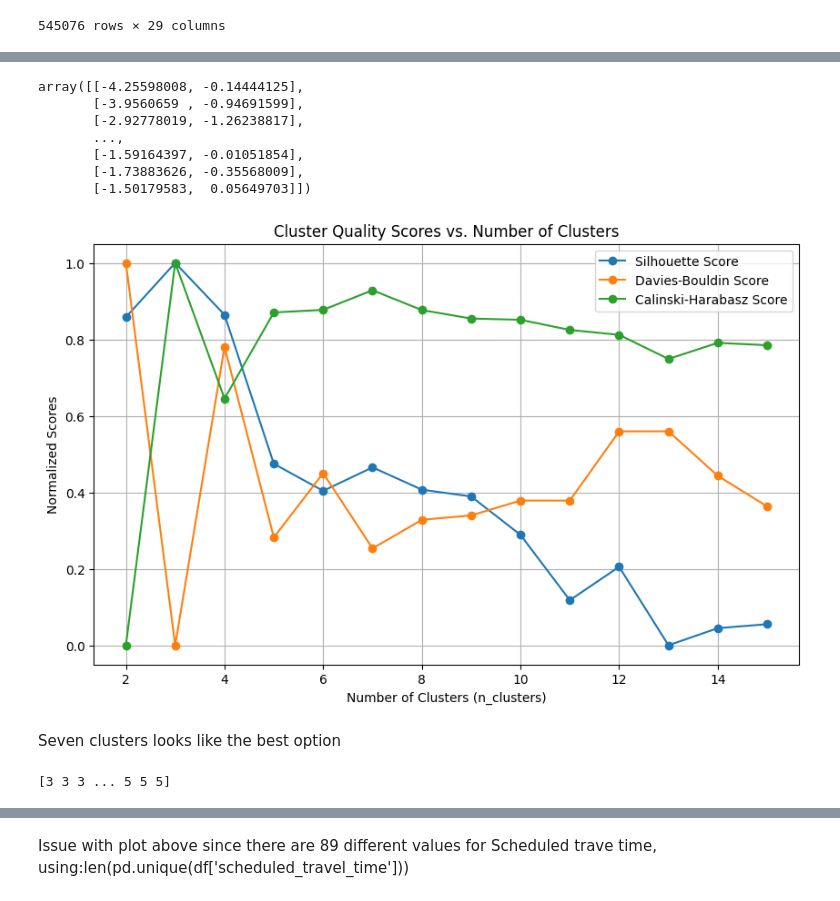
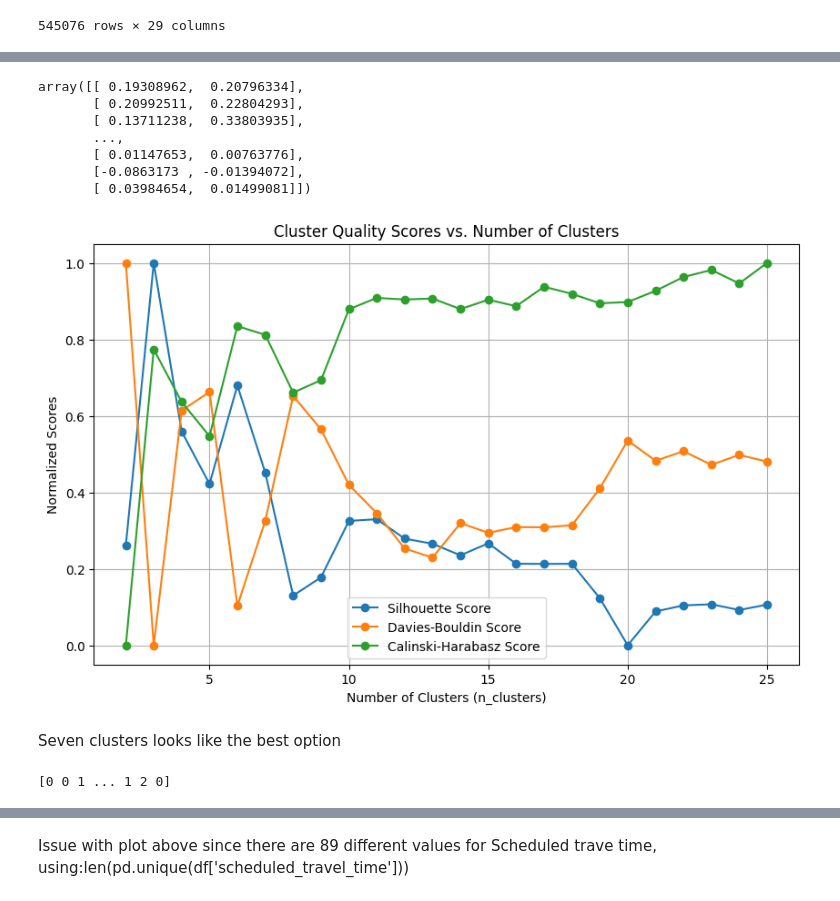
Before and after one commit to Fmazin/AI_Project, a Jupyter notebook: code/main_project_flow.ipynb, the cells around one changed output, grey strips where cells are left out. Cells and saved outputs as stored; diff of their text form; code cells hidden in the pictures.

```diff
--- a/code/main_project_flow.ipynb
+++ b/code/main_project_flow.ipynb
@@ -280,8 +263,9 @@ Name: dwell_time, Length: 111024, dtype: int64
 # %%
-df_test = df.groupby(['trip_id'])[['arrival_delay', 'dwell_time',
+df_test = df.groupby(['stop_sequence', 'Calendar_date'])[['arrival_delay', 'dwell_time',
                                    'traffic_condition', 'recurrent_delay',
                                    'origin_delay', 'previous_bus_delay',
                                    'factor(day_of_week)weekday',
-                                   'factor(time_of_day)Off-peak', 'temp']].mean()
+                                   'factor(time_of_day)Off-peak', 'temp',
+                                   'scheduled_travel_time']].mean()
 df_test
 # %% [output]
@@ -313,7 +297,7 @@ scaling.fit(df_test)
 Scaled_data=scaling.transform(df_test)
 
 # Set the n_components=3
-principal=PCA(n_components=2)
+principal=KernelPCA(n_components=2, kernel = 'rbf')
 principal.fit(Scaled_data)
 x=principal.transform(Scaled_data)
 
@@ -332,16 +316,16 @@ plt.scatter(x[:,0],x[:,1])
 # %%
 x
 # %% [output]
-array([[-4.25598008, -0.14444125],
-       [-3.9560659 , -0.94691599],
-       [-2.92778019, -1.26238817],
+array([[ 0.19308962,  0.20796334],
+       [ 0.20992511,  0.22804293],
+       [ 0.13711238,  0.33803935],
        ...,
-       [-1.59164397, -0.01051854],
-       [-1.73883626, -0.35568009],
-       [-1.50179583,  0.05649703]])
+       [ 0.01147653,  0.00763776],
+       [-0.0863173 , -0.01394072],
+       [ 0.03984654,  0.01499081]])
 # %%
 # Define a list of n_clusters values to iterate over
-n_clusters_values = list(range(2,16))
+n_clusters_values = list(range(2,26))
 
 # Initialize lists to store scores
 silhouette_scores = []
@@ -363,38 +347,38 @@ for n_clusters in n_clusters_values:
     silhouette_scores.append(SC_score)
     davies_bouldin_scores.append(DB_score)
     calinski_harabasz_scores.append(CH_score)
 
 # Normalize the scores between 0 and 1 (optional)
 scaler = MinMaxScaler()
 silhouette_scores_normalized = scaler.fit_transform(np.array(silhouette_scores).reshape(-1, 1))
 davies_bouldin_scores_normalized = scaler.fit_transform(np.array(davies_bouldin_scores).reshape(-1, 1))
 calinski_harabasz_scores_normalized = scaler.fit_transform(np.array(calinski_harabasz_scores).reshape(-1, 1))
 
 # Create a DataFrame to store the normalized scores
 normalized_scores_df = pd.DataFrame({
     'n_clusters': n_clusters_values,
     'Silhouette Score': silhouette_scores_normalized.flatten(),
     'Davies-Bouldin Score': davies_bouldin_scores_normalized.flatten(),
     'Calinski-Harabasz Score': calinski_harabasz_scores_normalized.flatten()
 })
 
 # Plot the scores for each n_clusters value
 plt.figure(figsize=(10, 6))
 plt.plot(normalized_scores_df['n_clusters'], normalized_scores_df['Silhouette Score'], label='Silhouette Score', marker='o')
 plt.plot(normalized_scores_df['n_clusters'], normalized_scores_df['Davies-Bouldin Score'], label='Davies-Bouldin Score', marker='o')
 plt.plot(normalized_scores_df['n_clusters'], normalized_scores_df['Calinski-Harabasz Score'], label='Calinski-Harabasz Score', marker='o')
 plt.xlabel('Number of Clusters (n_clusters)')
 plt.ylabel('Normalized Scores')
 plt.title('Cluster Quality Scores vs. Number of Clusters')
 plt.legend()
 plt.grid(True)
 plt.show()
 # %% [output]
-[figure, old version]
+[figure, new version]
 # %% [markdown]
 Seven clusters looks like the best option
 # %%
-n_clusters = 7
+n_clusters = 3
 
 clusters = KMeans(n_clusters=n_clusters, random_state=0, n_init="auto").fit(x) # check the parameters at https://scikit-learn.org/stable/modules/generated/sklearn.cluster.KMeans.html
 
@@ -403,7 +387,7 @@ if clusters is not None:
 
 print(cluster_labels)
 # %% [output]
-[3 3 3 ... 5 5 5]
+[0 0 1 ... 1 2 0]
 # %%
 # Calculate the Silhouette Score
 SC_score = silhouette_score(x, cluster_labels)
```
Also changed, not shown: parts of 21 cells of this notebook.
